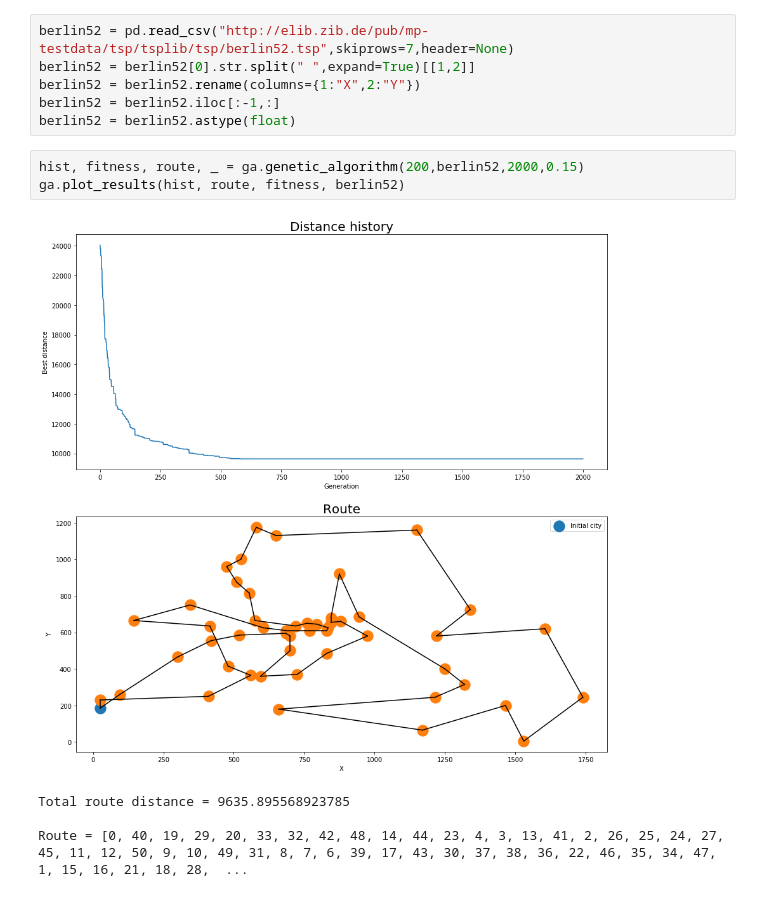
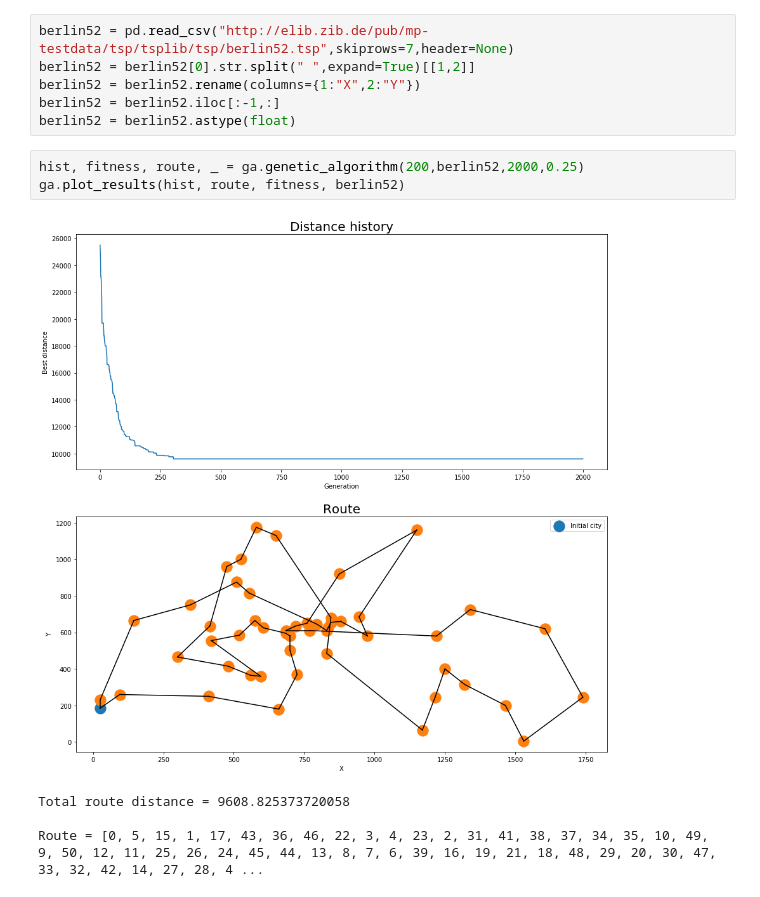
Before and after one commit to leogcalderon/TSP_algorithms, a Jupyter notebook: test_GA.ipynb, the cells around one changed output. Cells and saved outputs as stored; diff of their text form.

```diff
--- a/test_GA.ipynb
+++ b/test_GA.ipynb
@@ -24,10 +24,10 @@ berlin52 = berlin52.rename(columns={1:"X",2:"Y"})
 berlin52 = berlin52.iloc[:-1,:]
 berlin52 = berlin52.astype(float)
 # %%
-hist, fitness, route, _ = ga.genetic_algorithm(200,berlin52,2000,0.15)
+hist, fitness, route, _ = ga.genetic_algorithm(200,berlin52,2000,0.25)
 ga.plot_results(hist, route, fitness, berlin52)
 # %% [output]
-[figure, old version]
+[figure, new version]
-Total route distance = 9635.895568923785
+Total route distance = 9608.825373720058
 
-Route = [0, 40, 19, 29, 20, 33, 32, 42, 48, 14, 44, 23, 4, 3, 13, 41, 2, 26, 25, 24, 27, 45, 11, 12, 50, 9, 10, 49, 31, 8, 7, 6, 39, 17, 43, 30, 37, 38, 36, 22, 46, 35, 34, 47, 1, 15, 16, 21, 18, 28,  ...
+Route = [0, 5, 15, 1, 17, 43, 36, 46, 22, 3, 4, 23, 2, 31, 41, 38, 37, 34, 35, 10, 49, 9, 50, 12, 11, 25, 26, 24, 45, 44, 13, 8, 7, 6, 39, 16, 19, 21, 18, 48, 29, 20, 30, 47, 33, 32, 42, 14, 27, 28, 4 ...
```
Also changed, not shown: parts of 1 cell of this notebook.
